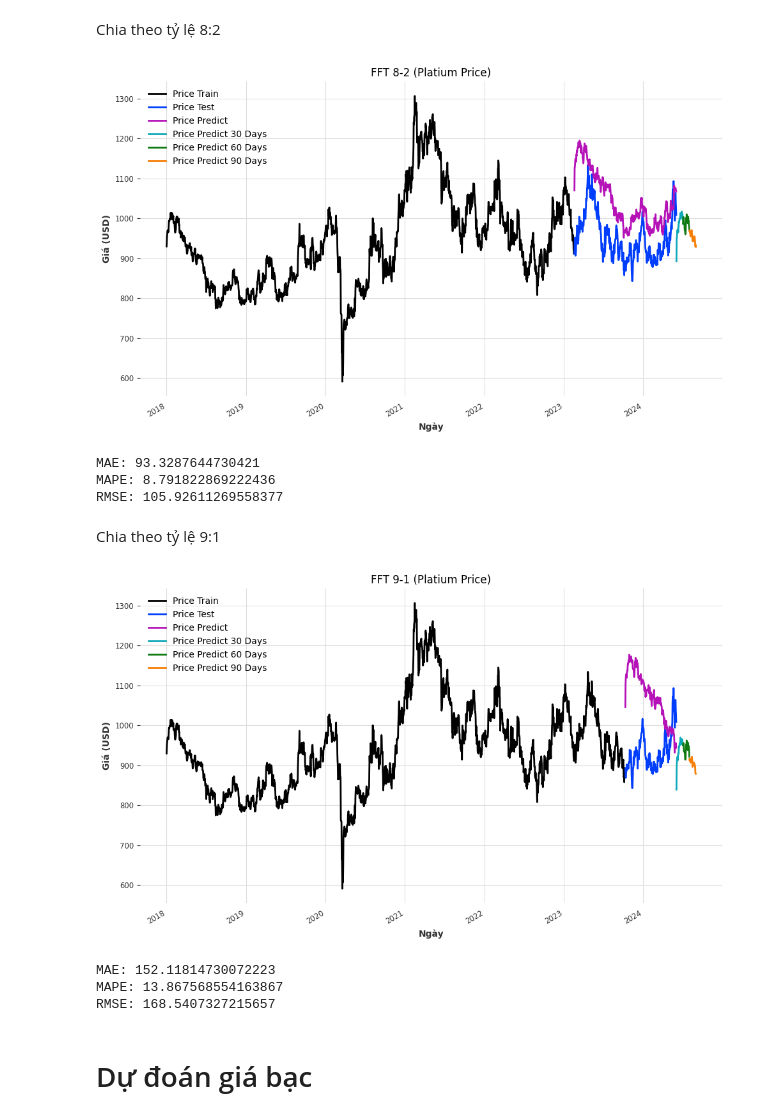
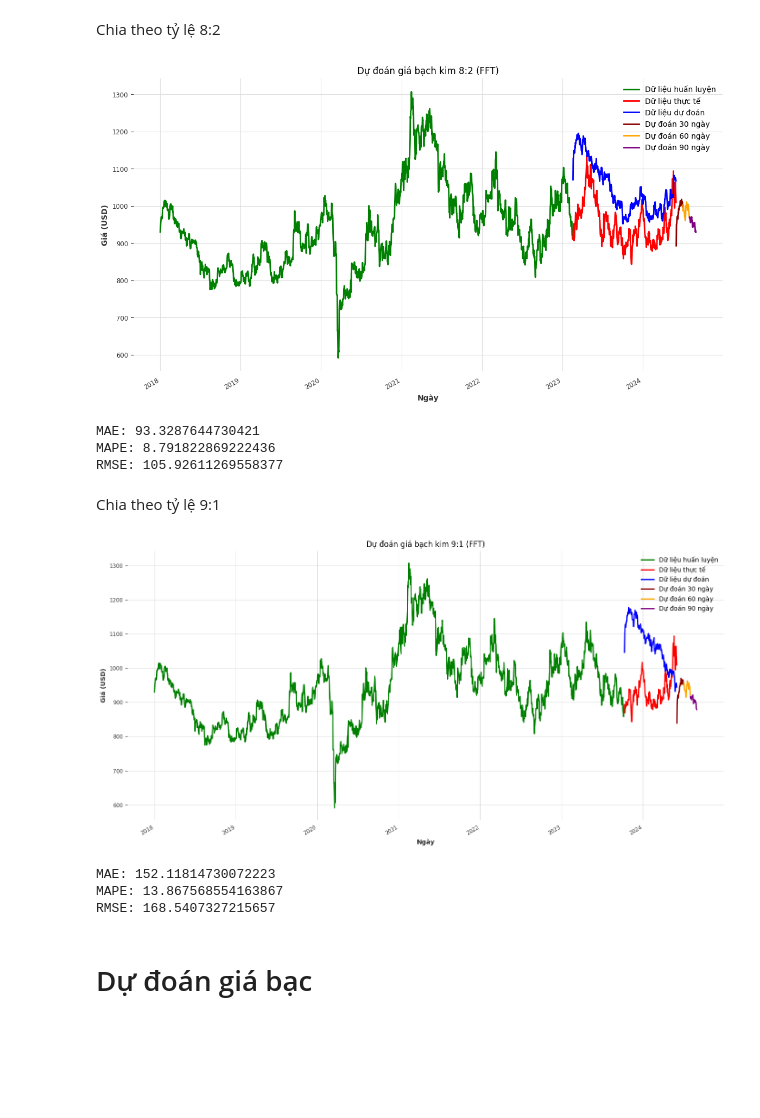
Before and after one commit to Kt7mmm/IS403_O21_06, a Jupyter notebook: Model/Team06_FFT.ipynb, the cells around one changed output. Cells and saved outputs as stored; diff of their text form; code cells hidden in the pictures; blank space fills up the shorter version.

```diff
--- a/Model/Team06_FFT.ipynb
+++ b/Model/Team06_FFT.ipynb
@@ -311,44 +312,44 @@ test_data_platium = df_platium.iloc[train_size:]
 
 # Chuyển tập train và test từ DataFrame sang dạng TimeSeries để làm việc với thư viện Darts
 train_ts_platium = TimeSeries.from_dataframe(train_data_platium, time_col='Date')
 test_ts_platium = TimeSeries.from_dataframe(test_data_platium, time_col='Date')
 
 # Train model
 
 model.fit(train_ts_platium)
 pred_platium = model.predict(len(test_ts_platium))
 model.fit(pred_platium)
 # Dự đoán cho 30 ngày tiếp theo
 pred_platium_30 = model.predict(30)
 
 # Dự đoán cho 60 ngày tiếp theo
 pred_platium_60 = model.predict(60)
 
 # Dự đoán cho 90 ngày tiếp theo
 pred_platium_90 = model.predict(90)
 
-plt.figure(figsize=(10, 6))
+plt.figure(figsize=(14, 7))
 
-train_ts_platium.plot(label='Price Train')
-test_ts_platium.plot(label='Price Test')
-pred_platium.plot(label='Price Predict')
-pred_platium_30.plot(label='Price Predict 30 Days')
-pred_platium_60[30:60].plot(label='Price Predict 60 Days')
-pred_platium_90[60:90].plot(label='Price Predict 90 Days')
+train_ts_platium.plot(label='Dữ liệu huấn luyện', color='green')
+test_ts_platium.plot(label='Dữ liệu thực tế', color='red')
+pred_platium.plot(label='Dữ liệu dự đoán', color='blue')
+pred_platium_30.plot(label='Dự đoán 30 ngày', color='darkred')
+pred_platium_60[30:60].plot(label='Dự đoán 60 ngày', color='orange')
+pred_platium_90[60:90].plot(label='Dự đoán 90 ngày', color='purple')
 
 
-plt.title('FFT 8-2 (Platium Price)')
+plt.title('Dự đoán giá bạch kim 8:2 (FFT)')
 plt.xlabel('Ngày')
 plt.ylabel('Giá (USD)')
 plt.legend()
-plt.tight_layout()
+plt.grid(True)
 plt.show()
 
 print("MAE:", mae(pred_platium, test_ts_platium))
 print("MAPE:", mape(pred_platium, test_ts_platium))
-print("RMSE:", rmse(pred_platium, test_ts_platium))
+print("RMSE:", rmse(test_ts_platium, pred_platium))
 # %% [output]
-[figure, old version]
+[figure, new version]
 MAE: 93.3287644730421
 MAPE: 8.791822869222436
 RMSE: 105.92611269558377
@@ -379,28 +380,29 @@ pred_platium_60 = model.predict(60)
 # Dự đoán cho 90 ngày tiếp theo
 pred_platium_90 = model.predict(90)
 
-plt.figure(figsize=(10, 6))
+plt.figure(figsize=(14, 7))
 
-train_ts_platium.plot(label='Price Train')
-test_ts_platium.plot(label='Price Test')
-pred_platium.plot(label='Price Predict')
-pred_platium_30.plot(label='Price Predict 30 Days')
-pred_platium_60[30:60].plot(label='Price Predict 60 Days')
-pred_platium_90[60:90].plot(label='Price Predict 90 Days')
+train_ts_platium.plot(label='Dữ liệu huấn luyện', color='green')
+test_ts_platium.plot(label='Dữ liệu thực tế', color='red')
+pred_platium.plot(label='Dữ liệu dự đoán', color='blue')
+pred_platium_30.plot(label='Dự đoán 30 ngày', color='darkred')
+pred_platium_60[30:60].plot(label='Dự đoán 60 ngày', color='orange')
+pred_platium_90[60:90].plot(label='Dự đoán 90 ngày', color='purple')
 
 
-plt.title('FFT 9-1 (Platium Price)')
+plt.title('Dự đoán giá bạch kim 9:1 (FFT)')
 plt.xlabel('Ngày')
 plt.ylabel('Giá (USD)')
 plt.legend()
+plt.grid(True)
 plt.tight_layout()
 plt.show()
 
 print("MAE:", mae(pred_platium, test_ts_platium))
 print("MAPE:", mape(pred_platium, test_ts_platium))
-print("RMSE:", rmse(pred_platium, test_ts_platium))
+print("RMSE:", rmse(test_ts_platium, pred_platium))
 # %% [output]
-[figure, old version]
+[figure, new version]
 MAE: 152.11814730072223
 MAPE: 13.867568554163867
 RMSE: 168.5407327215657
```
Also changed, not shown: parts of 8 cells of this notebook, 2 other files.
